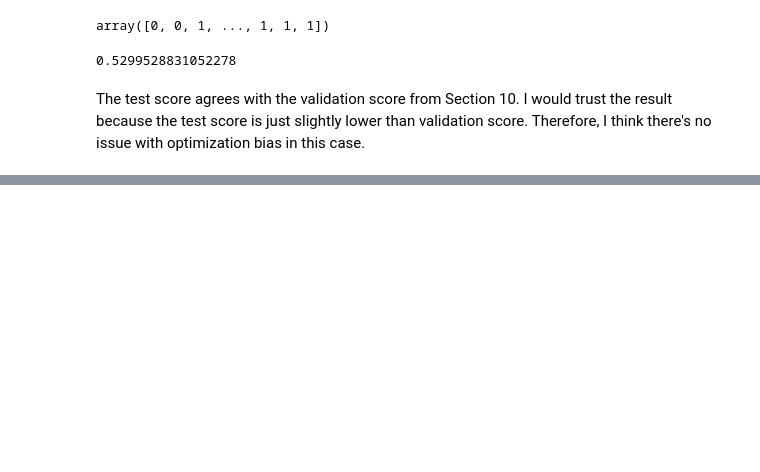
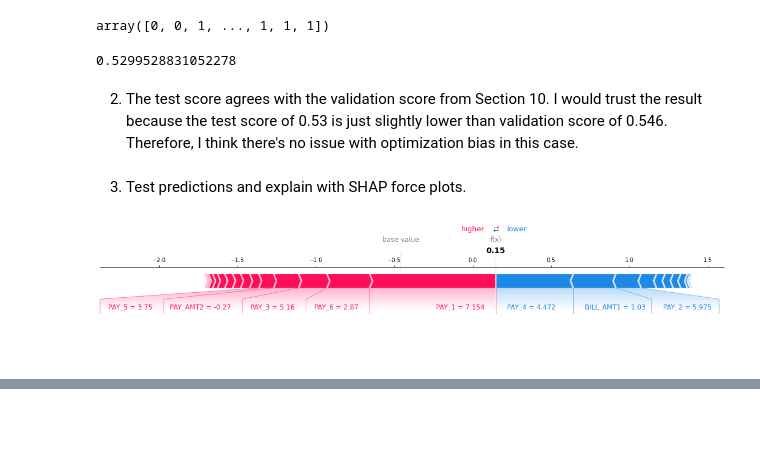
Before and after one commit to nobbynguyen/573Lab4_Classification_Group-GSN, a Jupyter notebook: lab4.ipynb, the cells around one changed output, grey strips where cells are left out. Cells and saved outputs as stored; diff of their text form; code cells hidden in the pictures; blank space fills up the shorter version.

```diff
--- a/lab4.ipynb
+++ b/lab4.ipynb
@@ -767,0 +792,3 @@ ColumnTransformer(transformers=[('pipeline-1',
+# %%
+# We are only extracting shapely values for the first 100 test examples for speed.
+test_lgbm_shap_values = lgbm_explainer.shap_values(X_test_enc[:100])
@@ -791,4 +833,18 @@ f1_score(y_test,best_lgbm.predict(X_test))
 # %% [output]
 0.5299528831052278
 # %% [markdown]
-The test score agrees with the validation score from Section 10. I would trust the result because the test score is just slightly lower than validation score. Therefore, I think there's no issue with optimization bias in this case.
+2. The test score agrees with the validation score from Section 10. I would trust the result because the test score of 0.53 is just slightly lower than validation score of 0.546. Therefore, I think there's no issue with optimization bias in this case.
+# %% [markdown]
+3. Test predictions and explain with SHAP force plots.
+# %%
+X_train_enc = X_train_enc.round(3)
+X_test_enc = X_test_enc.round(3)
+# %%
+shap.force_plot(
+    lgbm_explainer.expected_value[1],
+    test_lgbm_shap_values[1][31,:],
+    X_test_enc.iloc[31, :],
+    matplotlib=True,
+)
+# %% [output]
+[figure, added]
```
Also changed, not shown: parts of 28 cells of this notebook.
